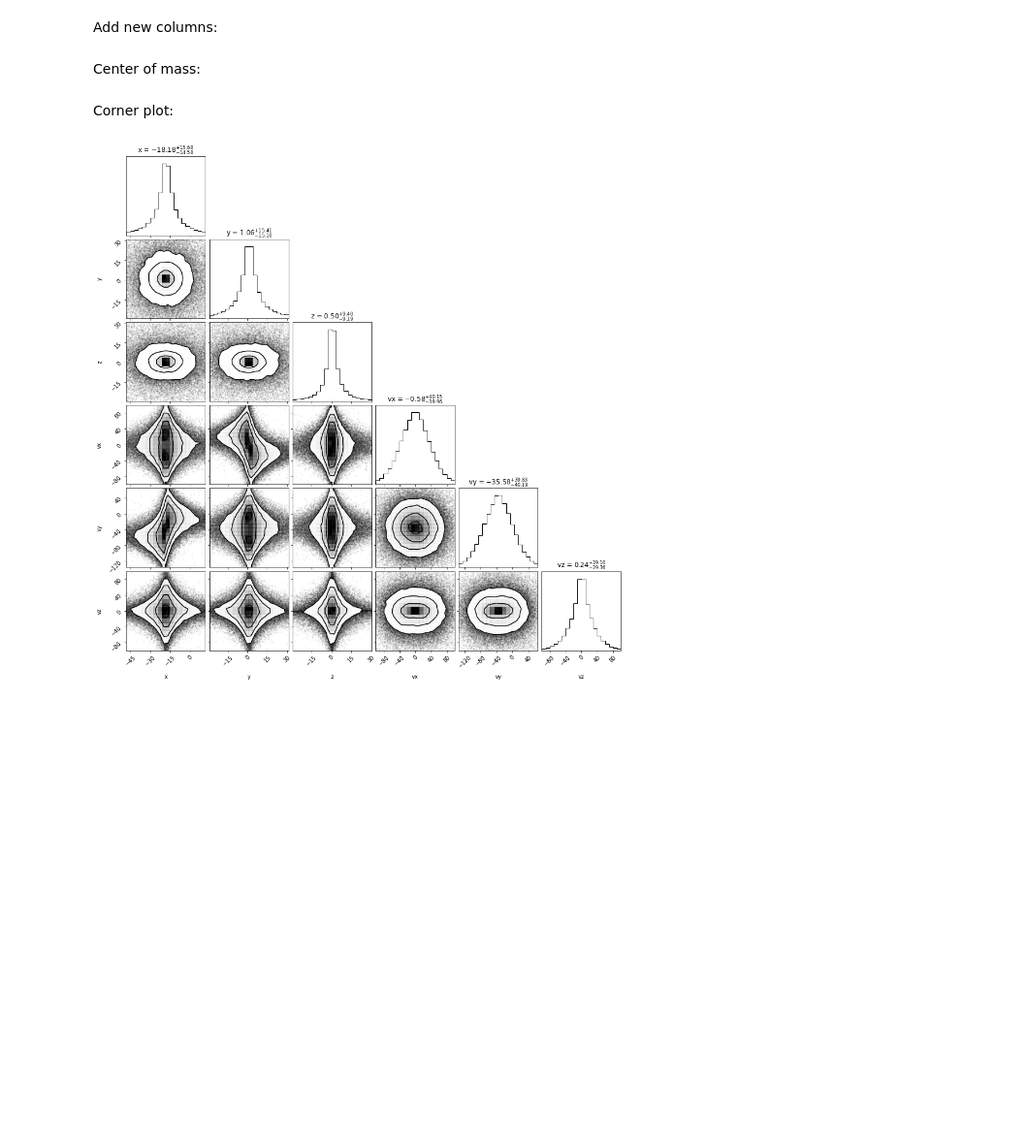
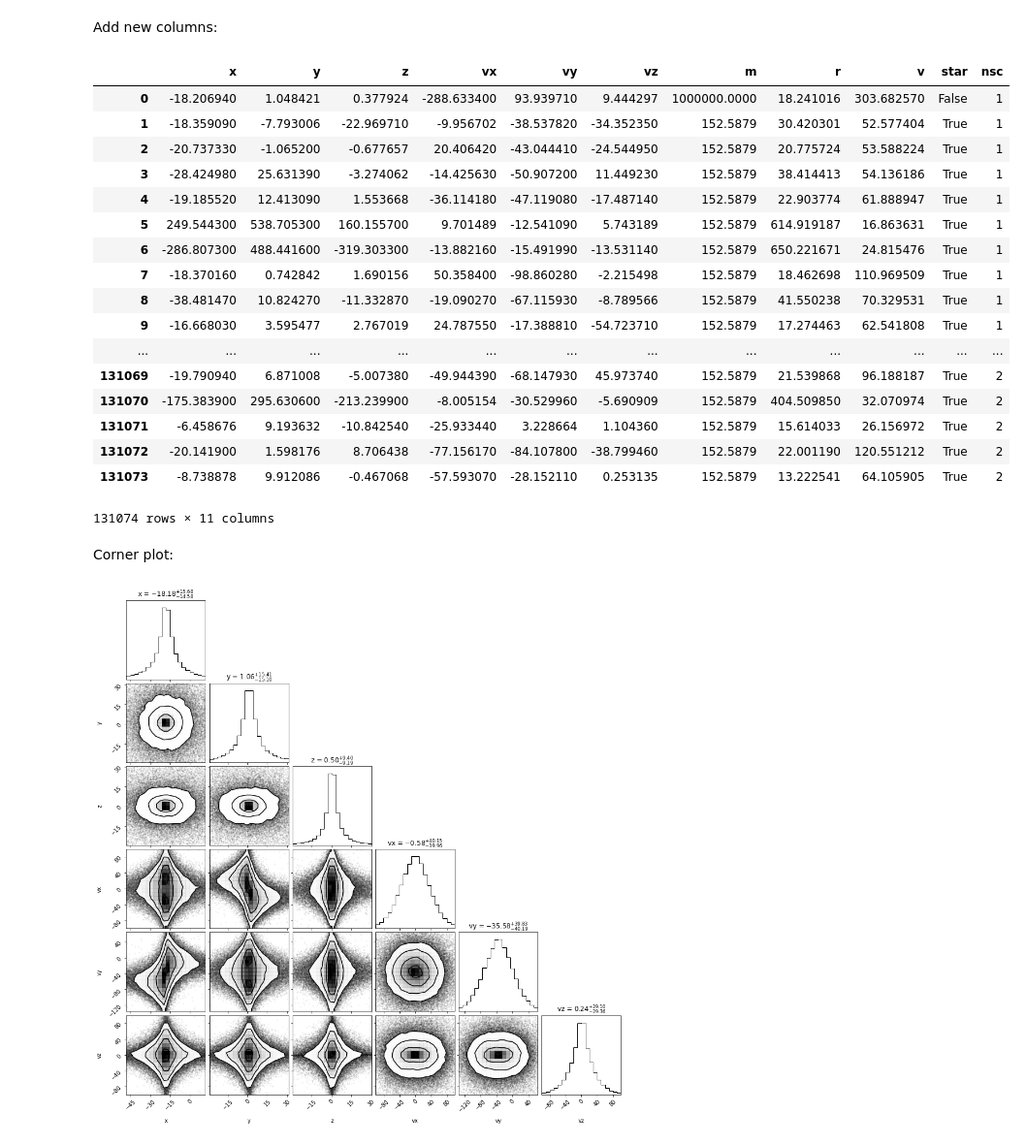
Before and after one commit to janeisbright/Research_Data_Foundations_Final_Project, a Jupyter notebook: NSC_statistical_analysis.ipynb, the cells around one changed output. Shown at 97% size. Drawn from its saved outputs; the diff is of its cells as text; code cells hidden in the pictures; blank space fills up the shorter version.

```diff
--- a/NSC_statistical_analysis.ipynb
+++ b/NSC_statistical_analysis.ipynb
@@ -52,5 +52,3 @@ df['star'] = df.m < 200
 
 iBH2 = df.loc[df['star'] == 0].index[1] #index of second black hole
 df['nsc'] = (df.index >= iBH2) + 1
-# %% [markdown]
-Center of mass:
@@ -67,3 +55,24 @@ print(xcom1, xcom2)
+# %%
+df
+# %% [output]
+|  | x | y | z | vx | vy | vz | m | r | v | star | nsc |
+| 0 | -18.206940 | 1.048421 | 0.377924 | -288.633400 | 93.939710 | 9.444297 | 1000000.0000 | 18.241016 | 303.682570 | False | 1 |
+| 1 | -18.359090 | -7.793006 | -22.969710 | -9.956702 | -38.537820 | -34.352350 | 152.5879 | 30.420301 | 52.577404 | True | 1 |
+| 2 | -20.737330 | -1.065200 | -0.677657 | 20.406420 | -43.044410 | -24.544950 | 152.5879 | 20.775724 | 53.588224 | True | 1 |
+| 3 | -28.424980 | 25.631390 | -3.274062 | -14.425630 | -50.907200 | 11.449230 | 152.5879 | 38.414413 | 54.136186 | True | 1 |
+| 4 | -19.185520 | 12.413090 | 1.553668 | -36.114180 | -47.119080 | -17.487140 | 152.5879 | 22.903774 | 61.888947 | True | 1 |
+| 5 | 249.544300 | 538.705300 | 160.155700 | 9.701489 | -12.541090 | 5.743189 | 152.5879 | 614.919187 | 16.863631 | True | 1 |
+| 6 | -286.807300 | 488.441600 | -319.303300 | -13.882160 | -15.491990 | -13.531140 | 152.5879 | 650.221671 | 24.815476 | True | 1 |
+| 7 | -18.370160 | 0.742842 | 1.690156 | 50.358400 | -98.860280 | -2.215498 | 152.5879 | 18.462698 | 110.969509 | True | 1 |
+| 8 | -38.481470 | 10.824270 | -11.332870 | -19.090270 | -67.115930 | -8.789566 | 152.5879 | 41.550238 | 70.329531 | True | 1 |
+| 9 | -16.668030 | 3.595477 | 2.767019 | 24.787550 | -17.388810 | -54.723710 | 152.5879 | 17.274463 | 62.541808 | True | 1 |
+| ... | ... | ... | ... | ... | ... | ... | ... | ... | ... | ... | ... |
+| 131069 | -19.790940 | 6.871008 | -5.007380 | -49.944390 | -68.147930 | 45.973740 | 152.5879 | 21.539868 | 96.188187 | True | 2 |
+| 131070 | -175.383900 | 295.630600 | -213.239900 | -8.005154 | -30.529960 | -5.690909 | 152.5879 | 404.509850 | 32.070974 | True | 2 |
+| 131071 | -6.458676 | 9.193632 | -10.842540 | -25.933440 | 3.228664 | 1.104360 | 152.5879 | 15.614033 | 26.156972 | True | 2 |
+| 131072 | -20.141900 | 1.598176 | 8.706438 | -77.156170 | -84.107800 | -38.799460 | 152.5879 | 22.001190 | 120.551212 | True | 2 |
+| 131073 | -8.738878 | 9.912086 | -0.467068 | -57.593070 | -28.152110 | 0.253135 | 152.5879 | 13.222541 | 64.105905 | True | 2 |
+131074 rows × 11 columns
 # %% [markdown]
 Corner plot:
 # %%
```
Also changed, not shown: parts of 9 cells of this notebook.
